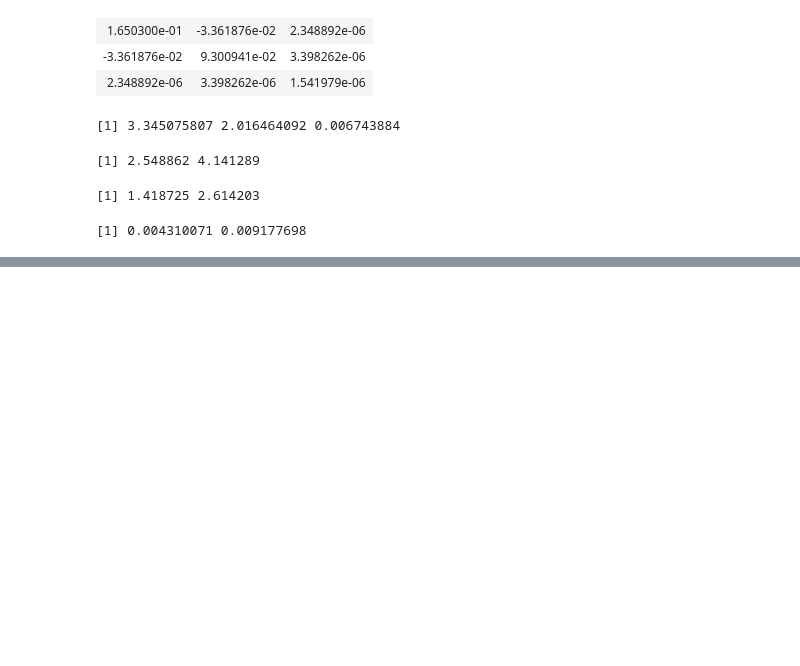
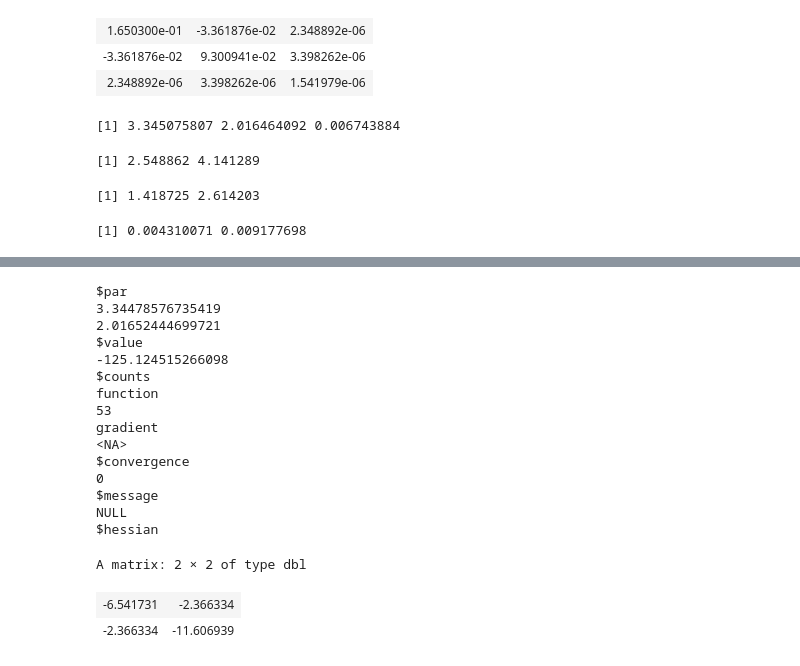
Before and after one commit to tskmr/Reliability, a Jupyter notebook: lecture10_(0621).ipynb, the cells around one changed output, grey strips where cells are left out. Saved outputs shown, nothing was run; the diff lists cells and outputs as text; code cells hidden in the pictures; blank space fills up the shorter version.

```diff
--- a/lecture10_(0621).ipynb
+++ b/lecture10_(0621).ipynb
@@ -376,0 +430,21 @@ hat.theta[3] + qnorm(1-alpha/2) * sqrt(hat.var.theta[3]) )
+# %%
+res
+# %% [output]
+$par
+3.34478576735419
+2.01652444699721
+$value
+-125.124515266098
+$counts
+function
+53
+gradient
+<NA>
+$convergence
+0
+$message
+NULL
+$hessian
+A matrix: 2 × 2 of type dbl
+| -6.541731 | -2.366334 |
+| -2.366334 | -11.606939 |
```
Also changed, not shown: parts of 8 cells of this notebook.
